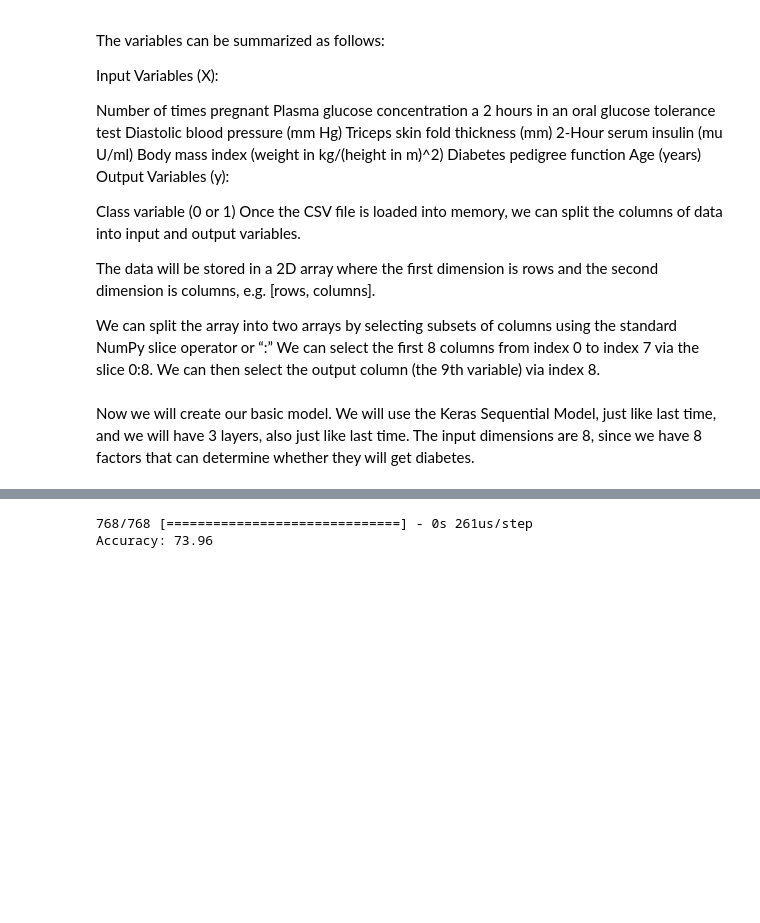
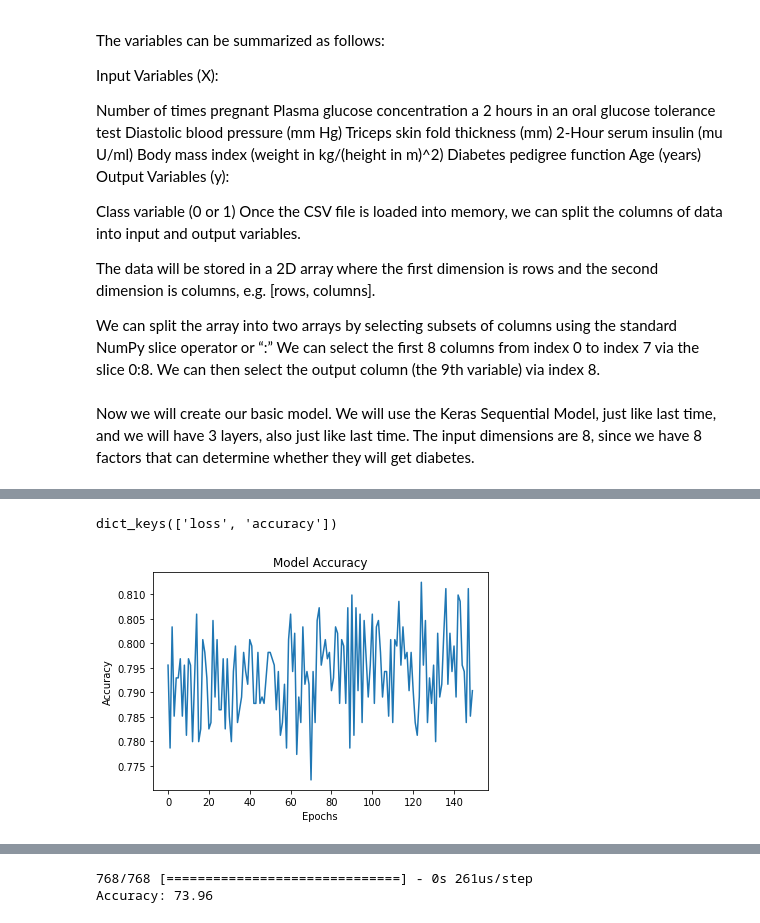
Before and after one commit to Intro-Course-AI-ML/LessonMaterials, a Jupyter notebook: KerasNueralNetwork.ipynb, the cells around one changed output, grey strips where cells are left out. Cells and saved outputs as stored; diff of their text form; code cells hidden in the pictures; blank space fills up the shorter version.

```diff
--- a/KerasNueralNetwork.ipynb
+++ b/KerasNueralNetwork.ipynb
@@ -59,6 +58,6 @@ model.add(Dense(1, activation='sigmoid'))
 model.compile(loss='binary_crossentropy', optimizer='adam', metrics=['accuracy'])
 # %%
 # fit the keras model on the dataset, train the model
-model.fit(X, y, epochs=150, batch_size=10)
+training = model.fit(X, y, epochs=150, batch_size=10, verbose = 2)
 # %% [output]
 Epoch 1/150
@@ -81,0 +80,12 @@ Epoch 150/150
+# %%
+# now lets see how the accuracy of our model increased over training.
+# summarize history for accuracy
+print(training.history.keys())
+plt.plot(training.history['accuracy'])
+plt.title('Model Accuracy')
+plt.ylabel('Accuracy')
+plt.xlabel('Epochs')
+plt.show()
+# %% [output]
+dict_keys(['loss', 'accuracy'])
+[figure, added]
```
Also changed, not shown: parts of 3 cells of this notebook.
